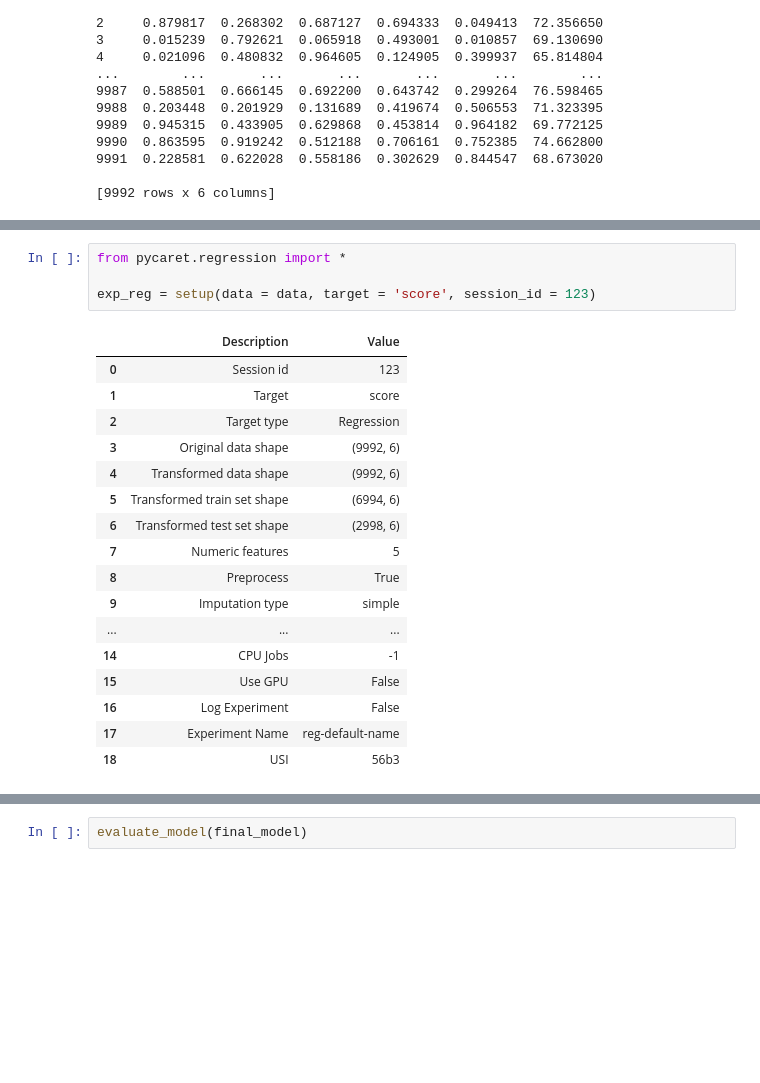
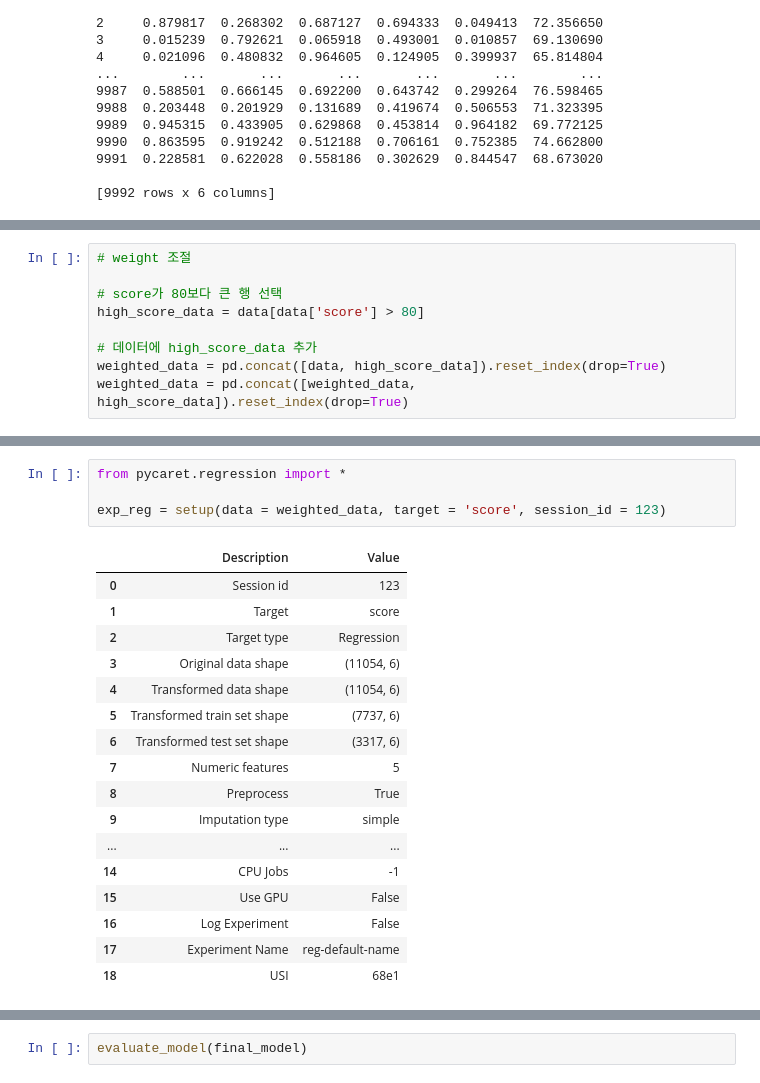
Before and after one commit to jihyena01/Data-Driven-Design-Optimization, a Jupyter notebook: data_modeling.ipynb, the cells around one changed output, grey strips where cells are left out. Drawn from its saved outputs; the diff is of its cells as text; blank space fills up the shorter version.

```diff
--- a/data_modeling.ipynb
+++ b/data_modeling.ipynb
@@ -39 +68,10 @@ plt.legend()
+# %%
+# weight 조절
+
+# score가 80보다 큰 행 선택
+high_score_data = data[data['score'] > 80]
+
+# 데이터에 high_score_data 추가
+weighted_data = pd.concat([data, high_score_data]).reset_index(drop=True)
+weighted_data = pd.concat([weighted_data, high_score_data]).reset_index(drop=True)
 # %%
@@ -73,16 +89,16 @@ for column in ['A', 'B', 'C', 'D', 'E']:
 # %%
 from pycaret.regression import *
 
-exp_reg = setup(data = data, target = 'score', session_id = 123)
+exp_reg = setup(data = weighted_data, target = 'score', session_id = 123)
 # %% [output]
 |  | Description | Value |
 | 0 | Session id | 123 |
 | 1 | Target | score |
 | 2 | Target type | Regression |
-| 3 | Original data shape | (9992, 6) |
-| 4 | Transformed data shape | (9992, 6) |
-| 5 | Transformed train set shape | (6994, 6) |
-| 6 | Transformed test set shape | (2998, 6) |
+| 3 | Original data shape | (11054, 6) |
+| 4 | Transformed data shape | (11054, 6) |
+| 5 | Transformed train set shape | (7737, 6) |
+| 6 | Transformed test set shape | (3317, 6) |
 | 7 | Numeric features | 5 |
 | 8 | Preprocess | True |
 | 9 | Imputation type | simple |
@@ -91,7 +107,7 @@ exp_reg = setup(data = data, target = 'score', session_id = 123)
 | 15 | Use GPU | False |
 | 16 | Log Experiment | False |
 | 17 | Experiment Name | reg-default-name |
-| 18 | USI | 56b3 |
+| 18 | USI | 68e1 |
 # %%
 best = compare_models(sort = 'MAE', n_select = 3)
 # %% [output]
```
Also changed, not shown: parts of 18 cells of this notebook.
